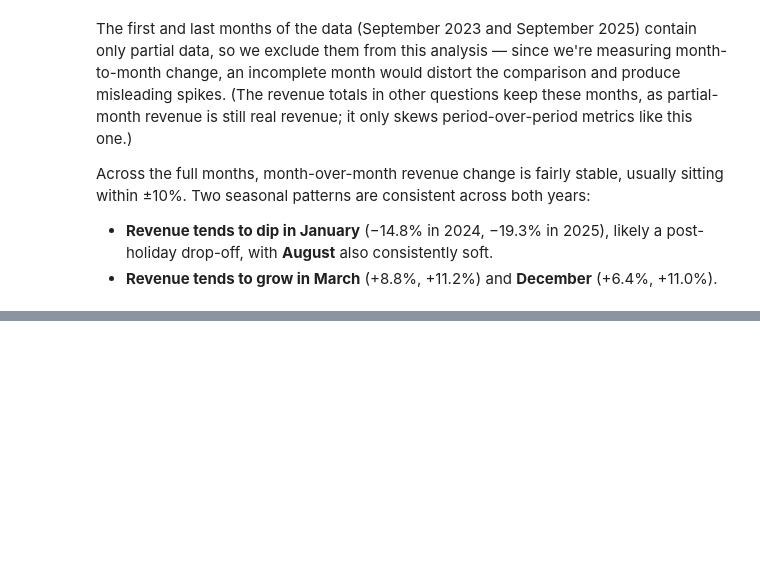
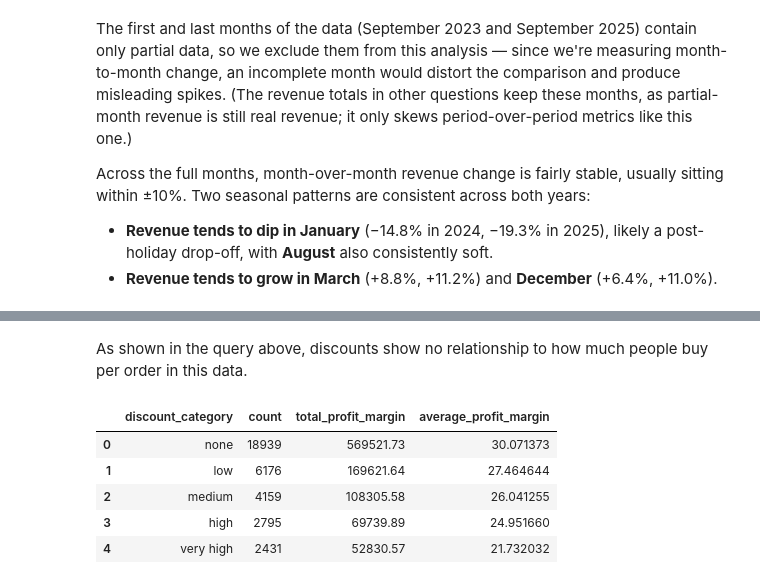
Before and after one commit to t-primero/e-commerce-analysis, a Jupyter notebook: ecommerce_analysis.ipynb, the cells around one changed output, grey strips where cells are left out. Cells and saved outputs as stored; diff of their text form; code cells hidden in the pictures; blank space fills up the shorter version.

```diff
--- a/ecommerce_analysis.ipynb
+++ b/ecommerce_analysis.ipynb
@@ -266,0 +359,33 @@ sitting within ±10%. Two seasonal patterns are consistent across both years:
+# %% [markdown]
+As shown in the query above, discounts show no relationship to how much people buy per order in this data.
+# %%
+con.sql("""
+WITH discount_categories AS (
+    SELECT
+        *,
+        CASE
+            WHEN discount = 0.0 THEN 'none'
+            WHEN discount = 0.05 THEN 'low'
+            WHEN discount = 0.1 THEN 'medium'
+            WHEN discount = 0.15 THEN 'high'
+            WHEN discount = 0.2 OR discount = 0.3 THEN 'very high'
+            ELSE 'unknown'
+        END AS discount_category
+    FROM sales
+)
+    SELECT
+        discount_category,
+        COUNT(*) as count,
+        SUM(profit_margin) as total_profit_margin,
+        AVG(profit_margin) as average_profit_margin
+    FROM discount_categories
+    GROUP BY discount_category
+    ORDER BY MIN(discount)
+""").df()
+# %% [output]
+|  | discount_category | count | total_profit_margin | average_profit_margin |
+| 0 | none | 18939 | 569521.73 | 30.071373 |
+| 1 | low | 6176 | 169621.64 | 27.464644 |
+| 2 | medium | 4159 | 108305.58 | 26.041255 |
+| 3 | high | 2795 | 69739.89 | 24.951660 |
+| 4 | very high | 2431 | 52830.57 | 21.732032 |
```
Also changed, not shown: parts of 7 cells of this notebook, 2 other files.
